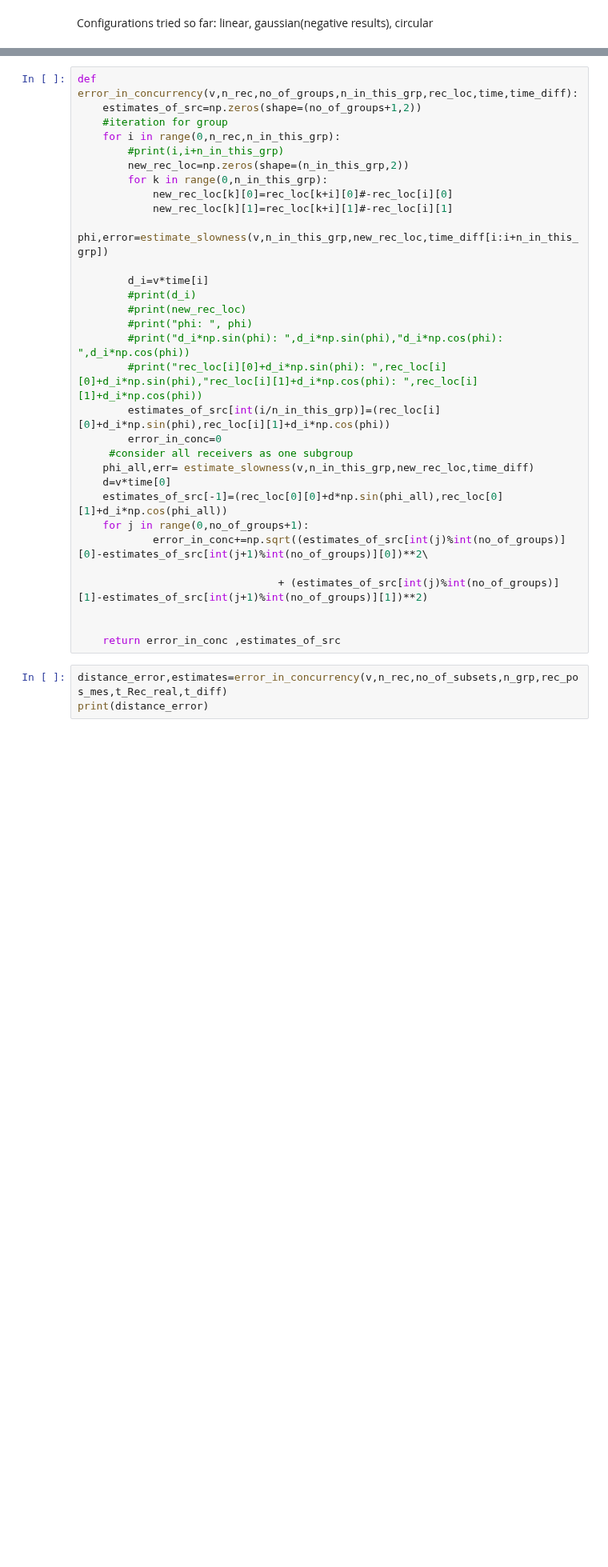
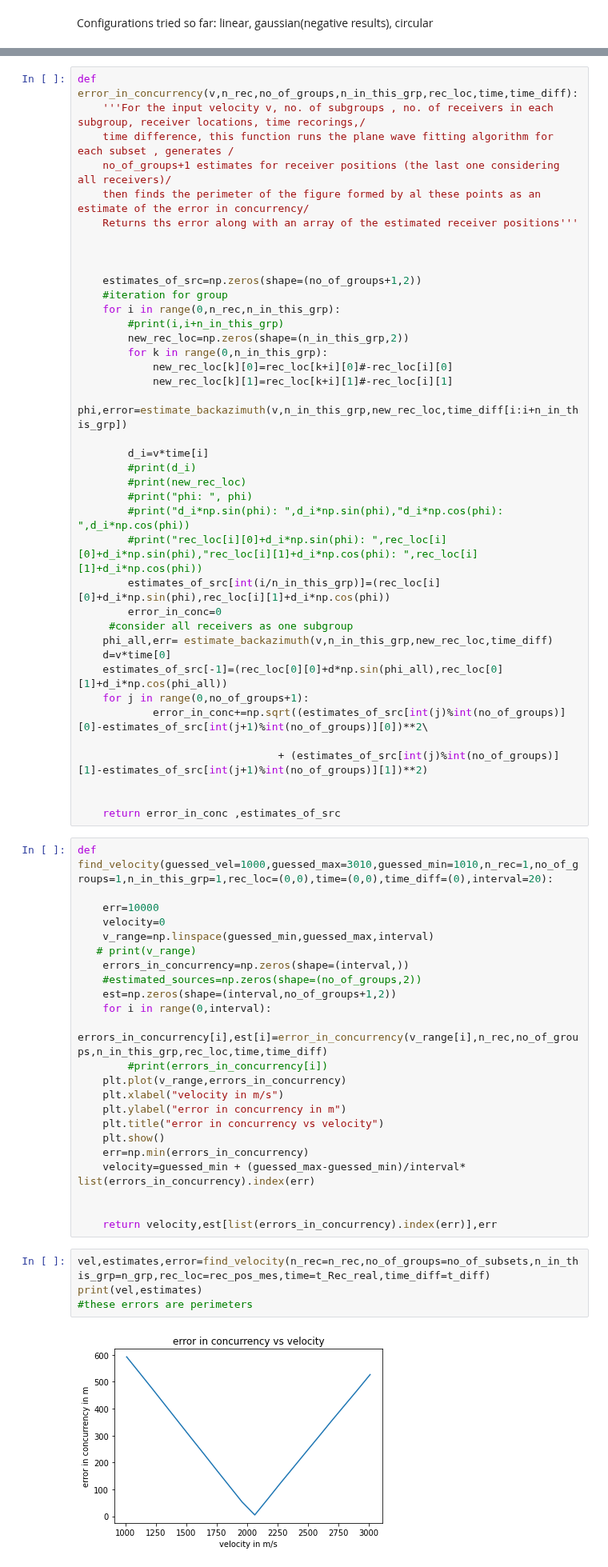
Before and after one commit to Student-Satellite-IITB/GLEE, a Jupyter notebook: Beamforming/Plane Wave Fitting unknown Velocity.ipynb, the cells around one changed output, grey strips where cells are left out. Shown at 80% size. Drawn from its saved outputs; the diff is of its cells as text; blank space fills up the shorter version.

```diff
--- a/Beamforming/Plane Wave Fitting unknown Velocity.ipynb
+++ b/Beamforming/Plane Wave Fitting unknown Velocity.ipynb
@@ -231,5 +222,13 @@ Noise introduced in position has standard deviation 5m; and that in time has sta
 # %%
 def error_in_concurrency(v,n_rec,no_of_groups,n_in_this_grp,rec_loc,time,time_diff):
+    '''For the input velocity v, no. of subgroups , no. of receivers in each subgroup, receiver locations, time recorings,/
+    time difference, this function runs the plane wave fitting algorithm for each subset , generates /
+    no_of_groups+1 estimates for receiver positions (the last one considering all receivers)/
+    then finds the perimeter of the figure formed by al these points as an estimate of the error in concurrency/
+    Returns ths error along with an array of the estimated receiver positions'''
+
+
+
     estimates_of_src=np.zeros(shape=(no_of_groups+1,2))
     #iteration for group
     for i in range(0,n_rec,n_in_this_grp):
@@ -238,7 +237,7 @@ def error_in_concurrency(v,n_rec,no_of_groups,n_in_this_grp,rec_loc,time,time_di
         for k in range(0,n_in_this_grp):
             new_rec_loc[k][0]=rec_loc[k+i][0]#-rec_loc[i][0]
             new_rec_loc[k][1]=rec_loc[k+i][1]#-rec_loc[i][1]
-        phi,error=estimate_slowness(v,n_in_this_grp,new_rec_loc,time_diff[i:i+n_in_this_grp])
+        phi,error=estimate_backazimuth(v,n_in_this_grp,new_rec_loc,time_diff[i:i+n_in_this_grp])
 
         d_i=v*time[i]
         #print(d_i)
@@ -249,7 +248,7 @@ def error_in_concurrency(v,n_rec,no_of_groups,n_in_this_grp,rec_loc,time,time_di
         estimates_of_src[int(i/n_in_this_grp)]=(rec_loc[i][0]+d_i*np.sin(phi),rec_loc[i][1]+d_i*np.cos(phi))
         error_in_conc=0
      #consider all receivers as one subgroup
-    phi_all,err= estimate_slowness(v,n_in_this_grp,new_rec_loc,time_diff)
+    phi_all,err= estimate_backazimuth(v,n_in_this_grp,new_rec_loc,time_diff)
     d=v*time[0]
     estimates_of_src[-1]=(rec_loc[0][0]+d*np.sin(phi_all),rec_loc[0][1]+d_i*np.cos(phi_all))
     for j in range(0,no_of_groups+1):
@@ -259,7 +258,32 @@ def error_in_concurrency(v,n_rec,no_of_groups,n_in_this_grp,rec_loc,time,time_di
 
 
     return error_in_conc ,estimates_of_src
+# %%
+def find_velocity(guessed_vel=1000,guessed_max=3010,guessed_min=1010,n_rec=1,no_of_groups=1,n_in_this_grp=1,rec_loc=(0,0),time=(0,0),time_diff=(0),interval=20):
+
+    err=10000
+    velocity=0
+    v_range=np.linspace(guessed_min,guessed_max,interval)
+   # print(v_range)
+    errors_in_concurrency=np.zeros(shape=(interval,))
+    #estimated_sources=np.zeros(shape=(no_of_groups,2))
+    est=np.zeros(shape=(interval,no_of_groups+1,2))
+    for i in range(0,interval):
+        errors_in_concurrency[i],est[i]=error_in_concurrency(v_range[i],n_rec,no_of_groups,n_in_this_grp,rec_loc,time,time_diff)
+        #print(errors_in_concurrency[i])
+    plt.plot(v_range,errors_in_concurrency)
+    plt.xlabel("velocity in m/s")
+    plt.ylabel("error in concurrency in m")
+    plt.title("error in concurrency vs velocity")
+    plt.show()
+    err=np.min(errors_in_concurrency)
+    velocity=guessed_min + (guessed_max-guessed_min)/interval* list(errors_in_concurrency).index(err)
+
+
+    return velocity,est[list(errors_in_concurrency).index(err)],err
 # %%
-distance_error,estimates=error_in_concurrency(v,n_rec,no_of_subsets,n_grp,rec_pos_mes,t_Rec_real,t_diff)
-print(distance_error)
+vel,estimates,error=find_velocity(n_rec=n_rec,no_of_groups=no_of_subsets,n_in_this_grp=n_grp,rec_loc=rec_pos_mes,time=t_Rec_real,time_diff=t_diff)
+print(vel,estimates)
+#these errors are perimeters
 # %% [output]
+[figure, added]
```
Also changed, not shown: parts of 20 cells of this notebook.
